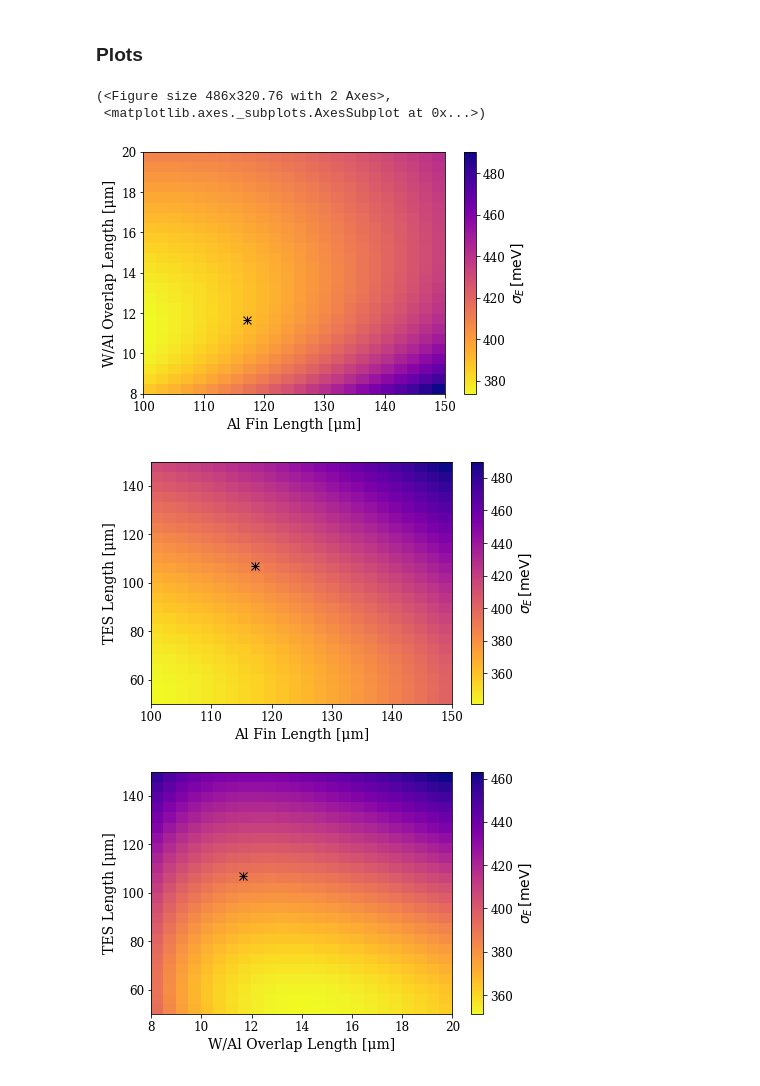
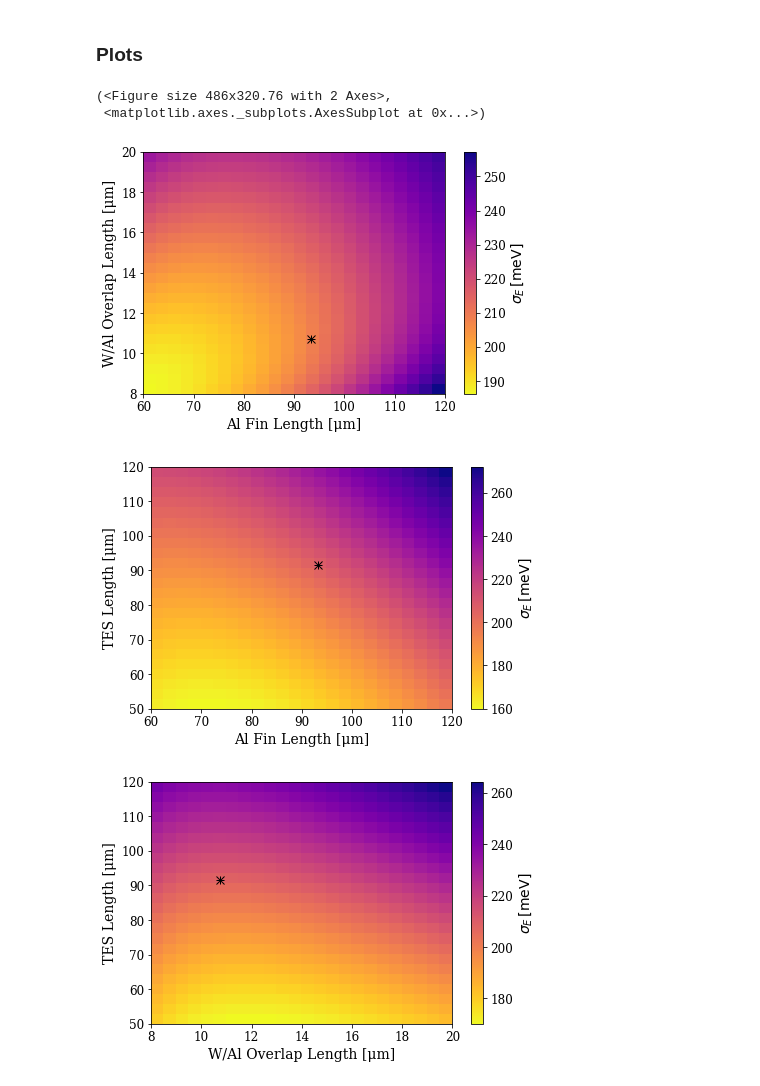
Before and after one commit to cwfink/cm_det_opt, a Jupyter notebook: 4_percent_cov.ipynb, the cells around one changed output. Drawn from its saved outputs; the diff is of its cells as text; code cells hidden in the pictures.

```diff
--- a/4_percent_cov.ipynb
+++ b/4_percent_cov.ipynb
@@ -20,7 +20,7 @@ l_fin_bnds = [25e-6, 500e-6]
 n_fin0 = 4
 n_fin_bnds = [2,6]
 
-res_n = 250e-3
+res_n = 350e-3
 rp = 2e-3
 ahole = 4.9e-11
 
@@ -38,8 +38,8 @@ det_opt_1, eres, params = optimize.optimize_detector( tes_length0=l_tes0,
                                                     fixrn=fixrn,
                                                     #tes_width=w,
                                                     abs_type="Si",
-                                                    abs_shape="cube",
-                                                    abs_height=1e-2,
+                                                    abs_shape="square",
+                                                    abs_height=1e-3,
                                                     abs_width=1e-2,
                                                     w_safety=3e-3,
                                                     sigma=220000000.0,
@@ -60,8 +60,8 @@ det_opt_1, eres, params = optimize.optimize_detector( tes_length0=l_tes0,
                                                     fixrn=fixrn,
                                                     #tes_width=w,
                                                     abs_type="Si",
-                                                    abs_shape="cube",
-                                                    abs_height=1e-2,
+                                                    abs_shape="square",
+                                                    abs_height=1e-3,
                                                     abs_width=1e-2,
                                                     w_safety=3e-3,
                                                     sigma=220000000.0,
@@ -97,19 +97,19 @@ We can see that the TES length and Fin length are largely unchanged between the
 # %%
 n = 25
 
-l = np.linspace(50e-6, 150e-6, n)
-l_f = np.linspace(100e-6, 150e-6, n)
+l = np.linspace(50e-6, 120e-6, n)
+l_f = np.linspace(60e-6, 120e-6, n)
 l_overlap = np.linspace(8e-6, 20e-6, n)
 
 plot.plot_loverlap_vs_lfin(l_overlap, l_f, det_opt_1, val='energy')
 plot.plot_ltes_vs_lfin(l, l_f, det_opt_1, val='energy')
 plot.plot_ltes_vs_loverlap(l, l_overlap, det_opt_1, val='energy')
 
 
 plot.plot_ltes_vs_lfin(l, l_f, det_opt_1, val='al')
 # %% [output]
 (<Figure size 486x320.76 with 2 Axes>,
  <matplotlib.axes._subplots.AxesSubplot at 0x...>)
-[figure, old version]
+[figure, new version]
-[figure, old version]
+[figure, new version]
-[figure, old version]
+[figure, new version]
```
Also changed, not shown: parts of 2 cells of this notebook, 3 other files.
